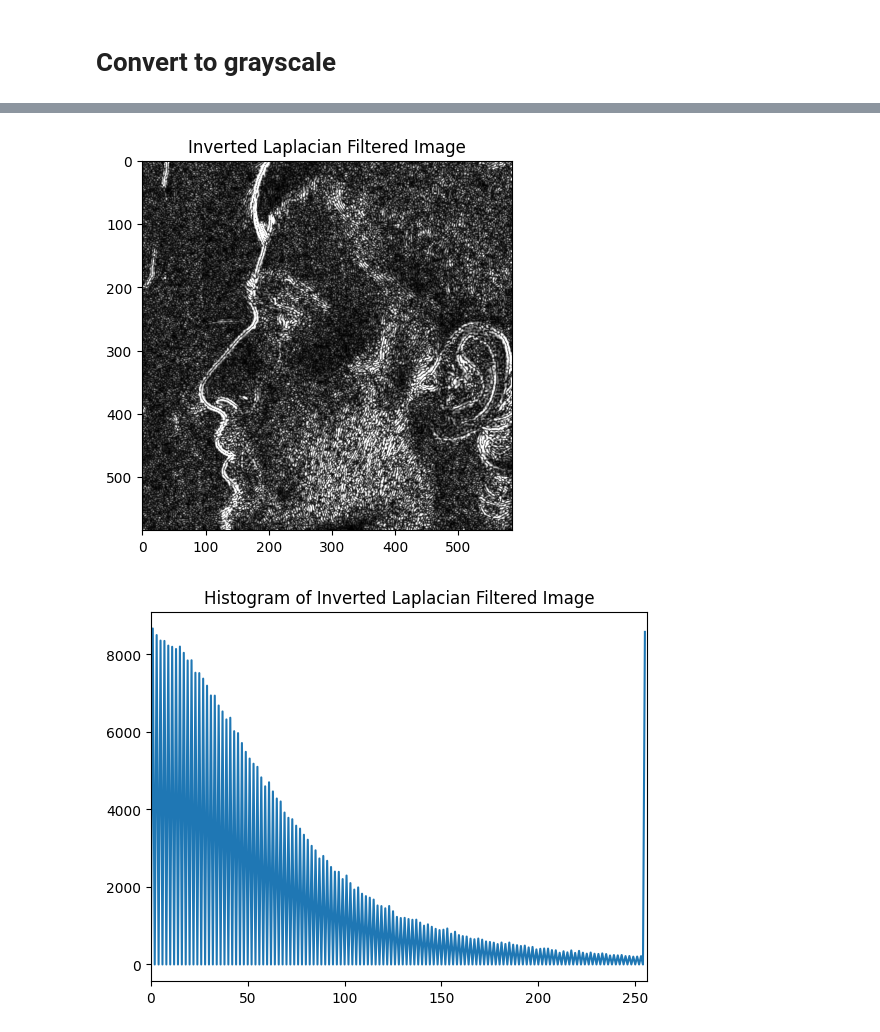
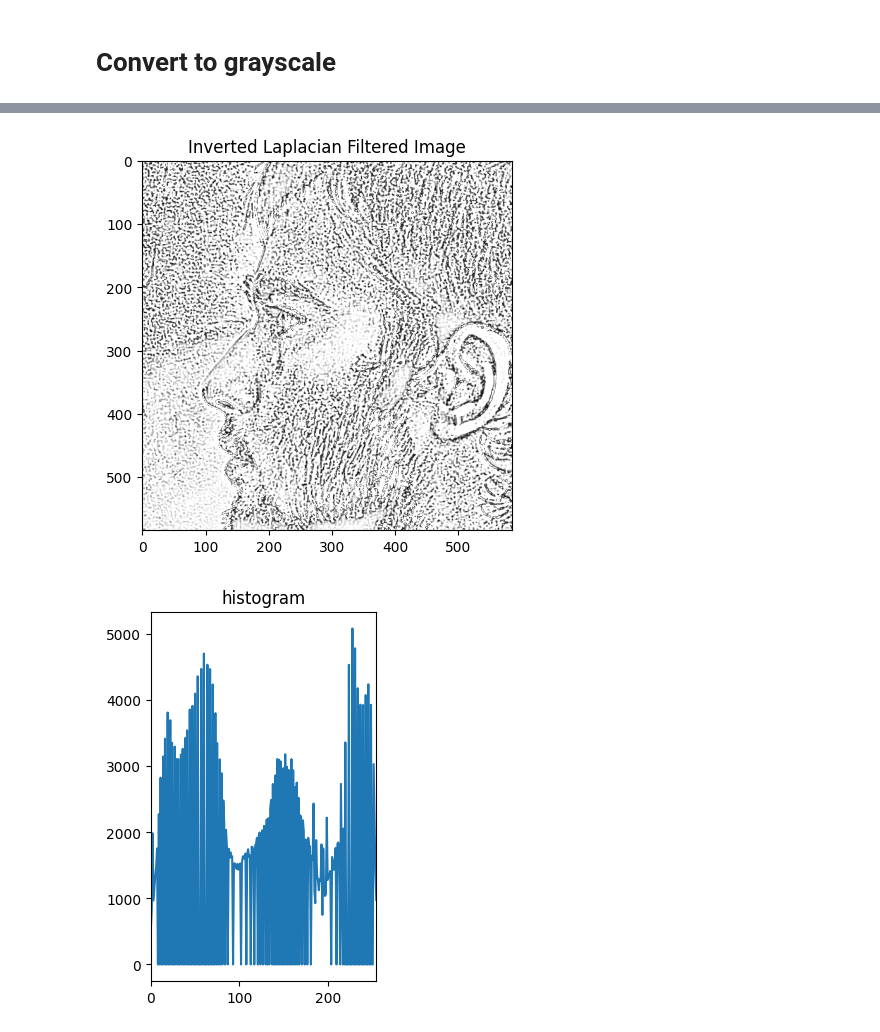
Before and after one commit to jashwanth0712/profile-face-Identification, a Jupyter notebook: preprocessing/jobbah.ipynb, the cells around one changed output, grey strips where cells are left out. Saved outputs shown, nothing was run; the diff lists cells and outputs as text; code cells hidden in the pictures.

```diff
--- a/preprocessing/jobbah.ipynb
+++ b/preprocessing/jobbah.ipynb
@@ -53,24 +55,25 @@ plt.show()
 # %%
 # geometric feature extraction
 gray_img = cv2.GaussianBlur(gray_img, (5, 5), 0)
 
-
+gray_img = cv2.equalizeHist(gray_img)
 # Apply the Laplacian filter
 dest = cv2.Laplacian(gray_img, cv2.CV_16S, ksize=5)
 # Invert the black and white colors of the filtered image
-abs_dest = cv2.convertScaleAbs(dest)
+abs_dest = cv2.convertScaleAbs(255-dest)
 
 # Display the inverted filtered image
 plt.imshow(abs_dest, cmap="gray")
 plt.title('Inverted Laplacian Filtered Image')
 plt.show()
 
-# Compute and display the histogram of the inverted filtered image
-hist = cv2.calcHist([abs_dest], [0], None, [256], [0, 256])
+plt.subplot(1,2,2)
+hist,bin = np.histogram(gray_img.ravel(),256,[0,255])
+plt.xlim([0,255])
 plt.plot(hist)
-plt.xlim([0, 256])
-plt.title('Histogram of Inverted Laplacian Filtered Image')
+plt.title('histogram')
+
 plt.show()
 # %% [output]
-[figure, old version]
+[figure, new version]
-[figure, old version]
+[figure, new version]
```
Also changed, not shown: parts of 4 cells of this notebook, 5 other files.
